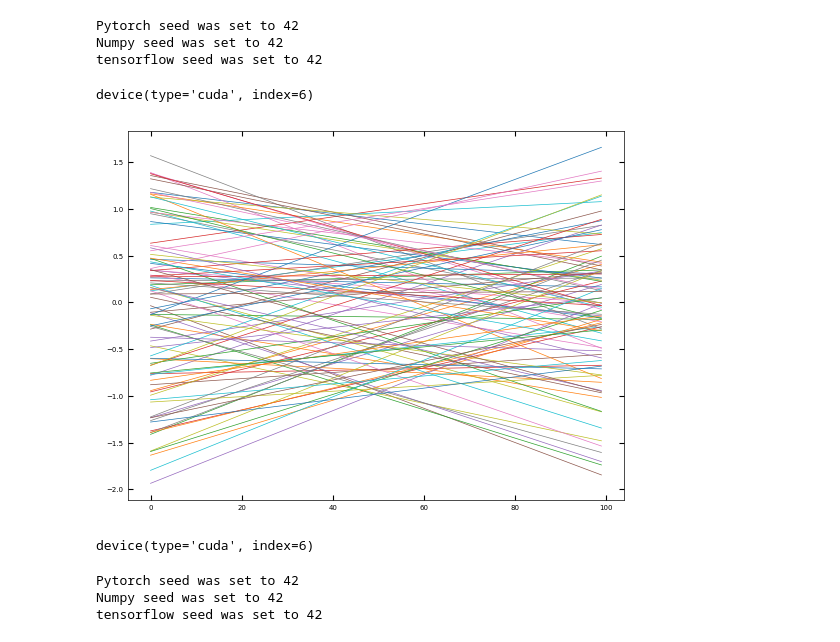
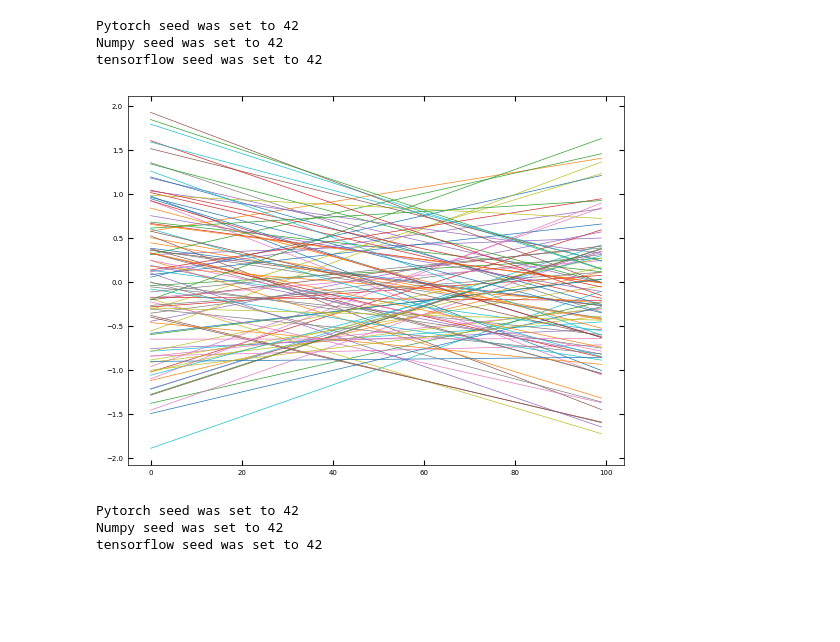
Before and after one commit to ctsai64/1DFitter, a Jupyter notebook: linear_function_multiscale1dfitter.ipynb, the cells around one changed output. Drawn from its saved outputs; the diff is of its cells as text; code cells hidden in the pictures; blank space fills up the shorter version.

Commit message:
Cleaned and retrained linear function, added quadractic function file

```diff
--- a/linear_function_multiscale1dfitter.ipynb
+++ b/linear_function_multiscale1dfitter.ipynb
@@ -43,58 +40,33 @@ Numpy seed was set to 42
 tensorflow seed was set to 42
 # %%
 device = torch.device("cuda:6" if torch.cuda.is_available() else "cpu")
-# %%
-device
-# %% [output]
-device(type='cuda', index=6)
 # %%
 class Linear_func:
-    def __init__(self, x, slope=[0,1], b=[0,1], size=(1,1),batch_size=1000, verbose=False):
+    def __init__(self, x, slope=[0,1], b=[0,1], size=(1,1),batch_size=1000):
         self.x = x
-
         self.slope = slope
-        self.slope_mean = torch.tensor(slope[0] + slope[1]) / 2
-        self.slope_sd = torch.sqrt(torch.pow(torch.tensor(slope[1]) - torch.tensor(slope[0]), 2) / 12)
-
         self.b = b
-        self.b_mean = torch.tensor(b[0] + b[1]) / 2
-        self.b_sd = torch.sqrt(torch.pow(torch.tensor(b[1]) - torch.tensor(b[0]), 2) / 12)
-
         self.size = size
         self.batch_size = batch_size
-        self.verbose = verbose
 
     def compute(self, params, device='cuda'):
-        if len(params.size()) == 2:
-            params = torch.reshape(params, (params.shape[0], 3, -1))
-
         out = torch.zeros(
             (params.shape[0], self.x.shape[0],
              self.size[0], self.size[1])
         )
 
         params = params.to(device)
+        _slope = params[:, 0, 0, 0]
+        _b = params[:, 0, 1, 0]
+        x = (
+            torch.cat(params.shape[0] * [self.x])
+            .reshape(params.shape[0], -1)
+            .to(device)
+            )
+        x = torch.transpose(x, 0, 1).to(device)
 
-        for i in range(self.size[1]):
-
-            if params.ndim == 4:
-                _slope = params[:, 0, 0, i]
-                _b = params[:, 0, 1, i]
-
-            if params.ndim == 3:
-                _slope = params[:, 0, i]
-                _b = params[:, 1, i]
-
-            x = (
-                torch.cat(params.shape[0] * [self.x])
-                .reshape(params.shape[0], -1)
-                .to(device)
-            )
-            x = torch.transpose(x, 0, 1).to(device)
-
-            _out = _slope * x + _b
-
-            out[:, :, 0, i] = torch.transpose(_out, 0, 1)
+        _out = _slope * x + _b
+        out[:, :, 0, 0] = torch.transpose(_out, 0, 1)
 
         return (torch.sum(out, dim=3), out)
 
@@ -235,23 +206,21 @@ def linear_function(params, x, device='cuda:6'):
     return y
 # %%
 x_values = torch.linspace(-1, 1, 100)
-constructor = Linear_func(x=x_values, slope=[-1,1], b=[-1,1], batch_size=10000)
+constructor = Linear_func(x=x_values, slope=[-1,1], b=[-1,1], batch_size=100000)
 output = constructor.sampler()
 spectra, params = output
 spectra_full, spectras = spectra
 
 dataloader = DataLoader(spectra_full, batch_size=5000, shuffle=True, num_workers=0)
 
 for i in range(100):
     plt.plot(spectra_full[i, :, 0], "-")
 # %% [output]
-[figure, old version]
+[figure, new version]
 # %%
 model = Multiscale1DFitter(function=linear_function, x_data=x_values, input_channels=1, num_params=2, device=device)
 # %%
-model.device
+model = model.to(device)
-# %% [output]
-device(type='cuda', index=6)
 # %%
 random_seed(seed=42)
 loss_func = nn.MSELoss().to(device)
```
Also changed, not shown: parts of 6 cells of this notebook, 1 other file.
